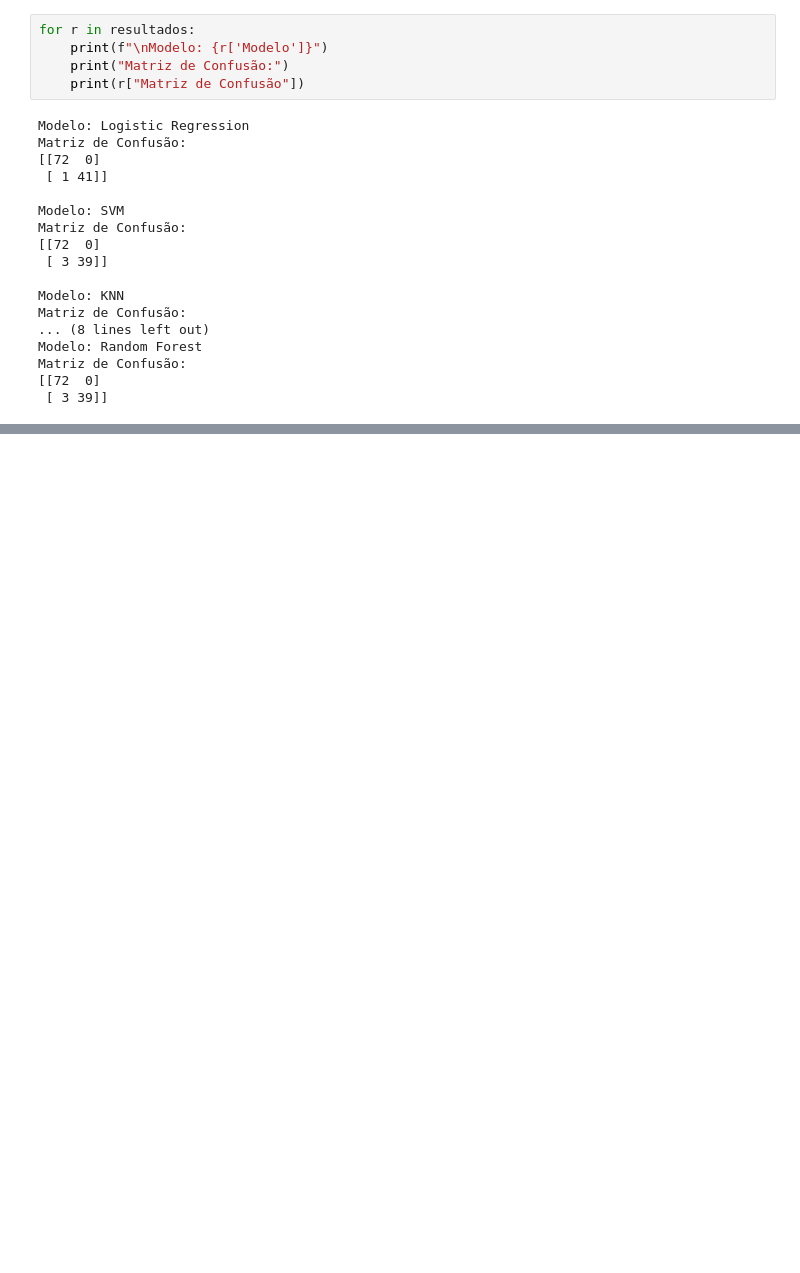
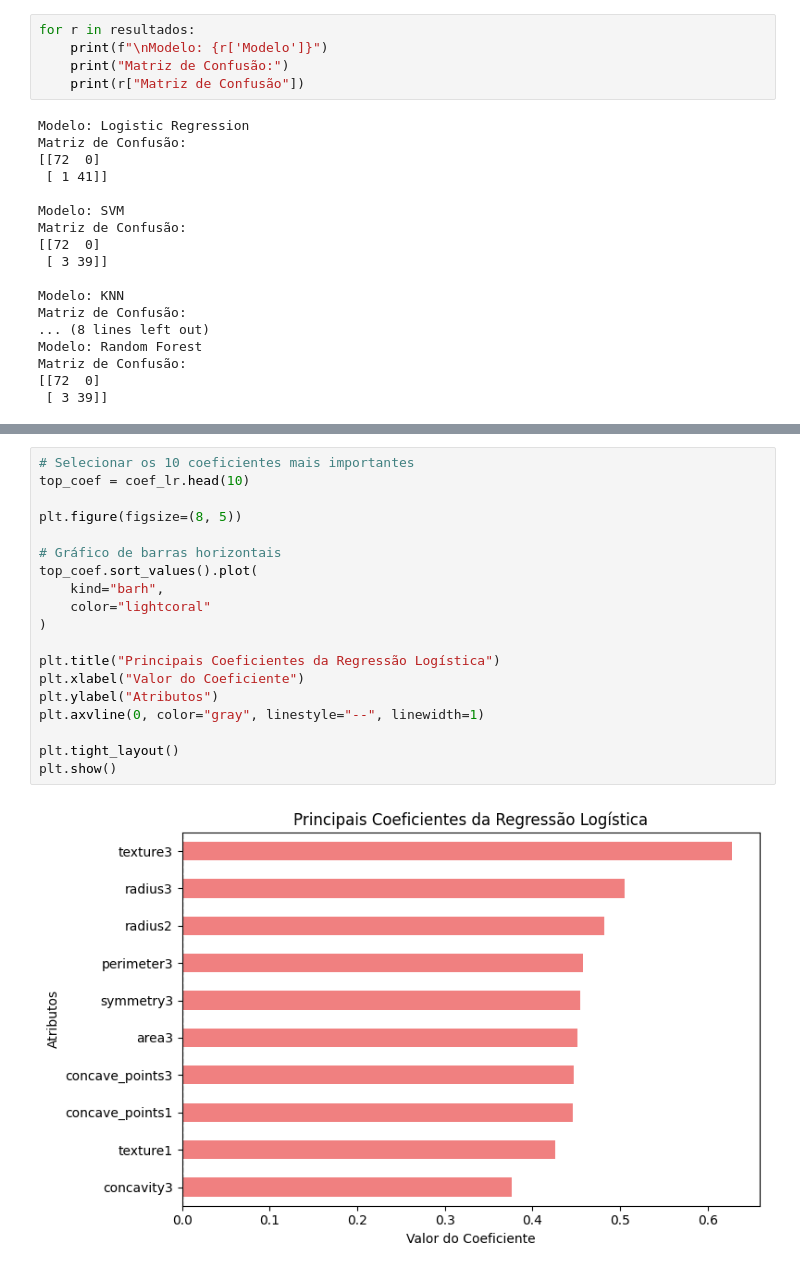
Before and after one commit to mariaclaraps/projeto-ciencia-dos-dados, a Jupyter notebook: notebooks/cancer_classificacao.ipynb, the cells around one changed output, grey strips where cells are left out. Cells and saved outputs as stored; diff of their text form; blank space fills up the shorter version.

```diff
--- a/notebooks/cancer_classificacao.ipynb
+++ b/notebooks/cancer_classificacao.ipynb
@@ -431,0 +488,21 @@ dtype: float64
+# %%
+# Selecionar os 10 coeficientes mais importantes
+top_coef = coef_lr.head(10)
+
+plt.figure(figsize=(8, 5))
+
+# Gráfico de barras horizontais
+top_coef.sort_values().plot(
+    kind="barh",
+    color="lightcoral"
+)
+
+plt.title("Principais Coeficientes da Regressão Logística")
+plt.xlabel("Valor do Coeficiente")
+plt.ylabel("Atributos")
+plt.axvline(0, color="gray", linestyle="--", linewidth=1)
+
+plt.tight_layout()
+plt.show()
+# %% [output]
+[figure, added]
```
Also changed, not shown: parts of 10 cells of this notebook.
